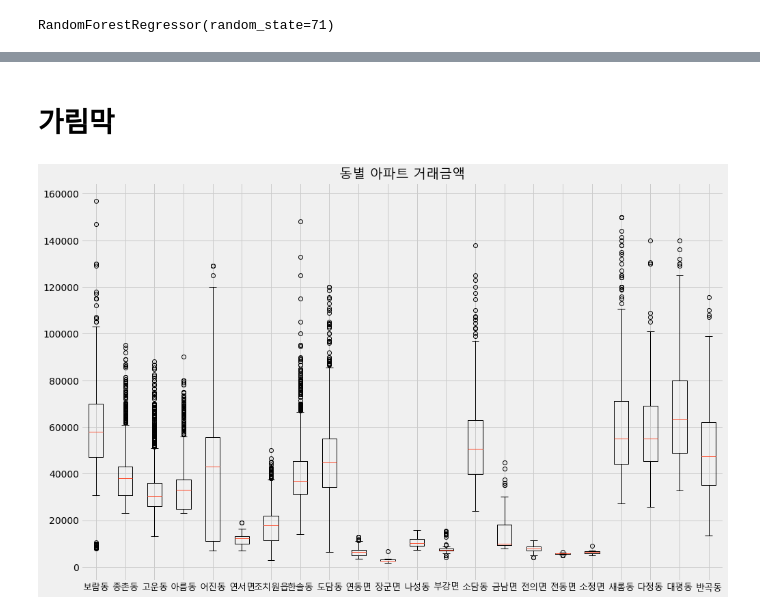
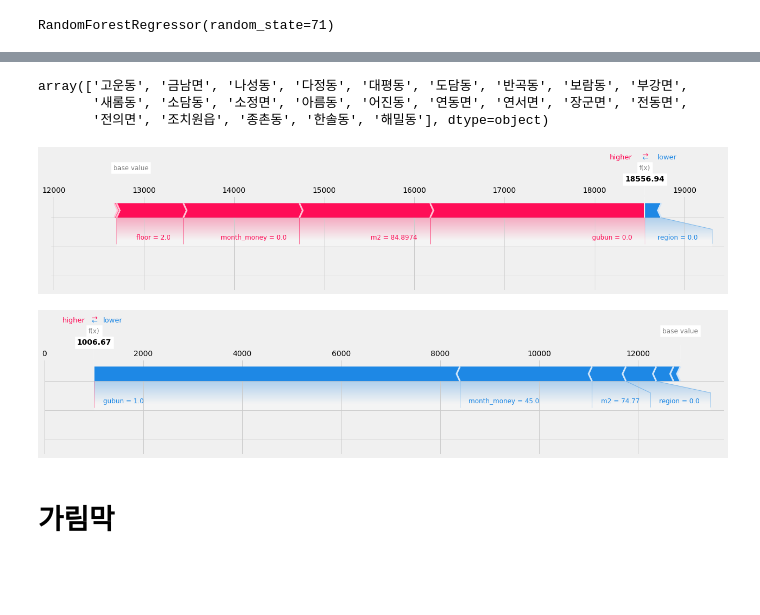
Before and after one commit to 98hyun/DACON, a Jupyter notebook: [세종시_주택시장_특성분석]/주택.ipynb, the cells around one changed output, grey strips where cells are left out. Cells and saved outputs as stored; diff of their text form; code cells hidden in the pictures; blank space fills up the shorter version.

```diff
--- a/[세종시_주택시장_특성분석]/주택.ipynb
+++ b/[세종시_주택시장_특성분석]/주택.ipynb
@@ -790,3 +872,26 @@ viz.view()
+# %%
+le.classes_
+# %% [output]
+array(['고운동', '금남면', '나성동', '다정동', '대평동', '도담동', '반곡동', '보람동', '부강면',
+       '새롬동', '소담동', '소정면', '아름동', '어진동', '연동면', '연서면', '장군면', '전동면',
+       '전의면', '조치원읍', '종촌동', '한솔동', '해밀동'], dtype=object)
+# %%
+# 전세에 약 25평 아파트는 2층이고, 지역은 고운동이다.
+shap.force_plot(explainer.expected_value,shap_values[0,:],X_val.iloc[0,:],matplotlib=True)
+# 전세에 약 25평 아파트는 9층이고, 지역은 아름동이다.
+# 실제 데이터 (data7.loc[16886] - 고운동 과 data7.loc[2719] - 아름동) 를 확인하면 아름동의 보증금이 더 크다.
+# https://hogangnono.com/ 로 확인해도 그렇다.
+
+# 하지만 모델의 해석력이 의심스럽다.
+shap.force_plot(explainer.expected_value,shap_values[1,:],X_val.iloc[1,:],matplotlib=True)
+
+# 고운동의 월세집은 거의 제대로 예측을 했다.
+shap.force_plot(explainer.expected_value,shap_values[9,:],X_val.iloc[9,:],matplotlib=True)
+
+# 얻을 점은 결국 월세냐 전세냐 차이가 보증금의 가격을 좌우한다.
+# %% [output]
+[figure, added]
+[figure, added]
 # %% [markdown]
 # 가림막
 # %%
@@ -808,18 +913,3 @@ data3.drop('시군구',axis=1,inplace=True)
 # 누구나 아는 단지명이면 가격이 당연 높을거라고 생각하지만,가중치를 어떻게 처리할지 몰라 제거.
 # 본번,부번 = 건물번호. 이용가치 x
 data3.drop(['본번','부번','단지명'],axis=1,inplace=True)
-# %%
-# eda
-
-datas=[data3[data3['동']==dong]['거래금액(만원)'] for dong in data3['동'].unique()]
-dong_name=[dong for dong in data3['동'].unique()]
-
-fig,ax=plt.subplots(1,1,figsize=(15,10))
-
-ax.boxplot(datas)
-
-ax.set_title('동별 아파트 거래금액',fontproperties=fontprop)
-ax.set_xticklabels(dong_name,fontproperties=fontprop,fontsize=13)
-plt.show()
-# %% [output]
-[figure, removed]
```
Also changed, not shown: parts of 26 cells of this notebook.
